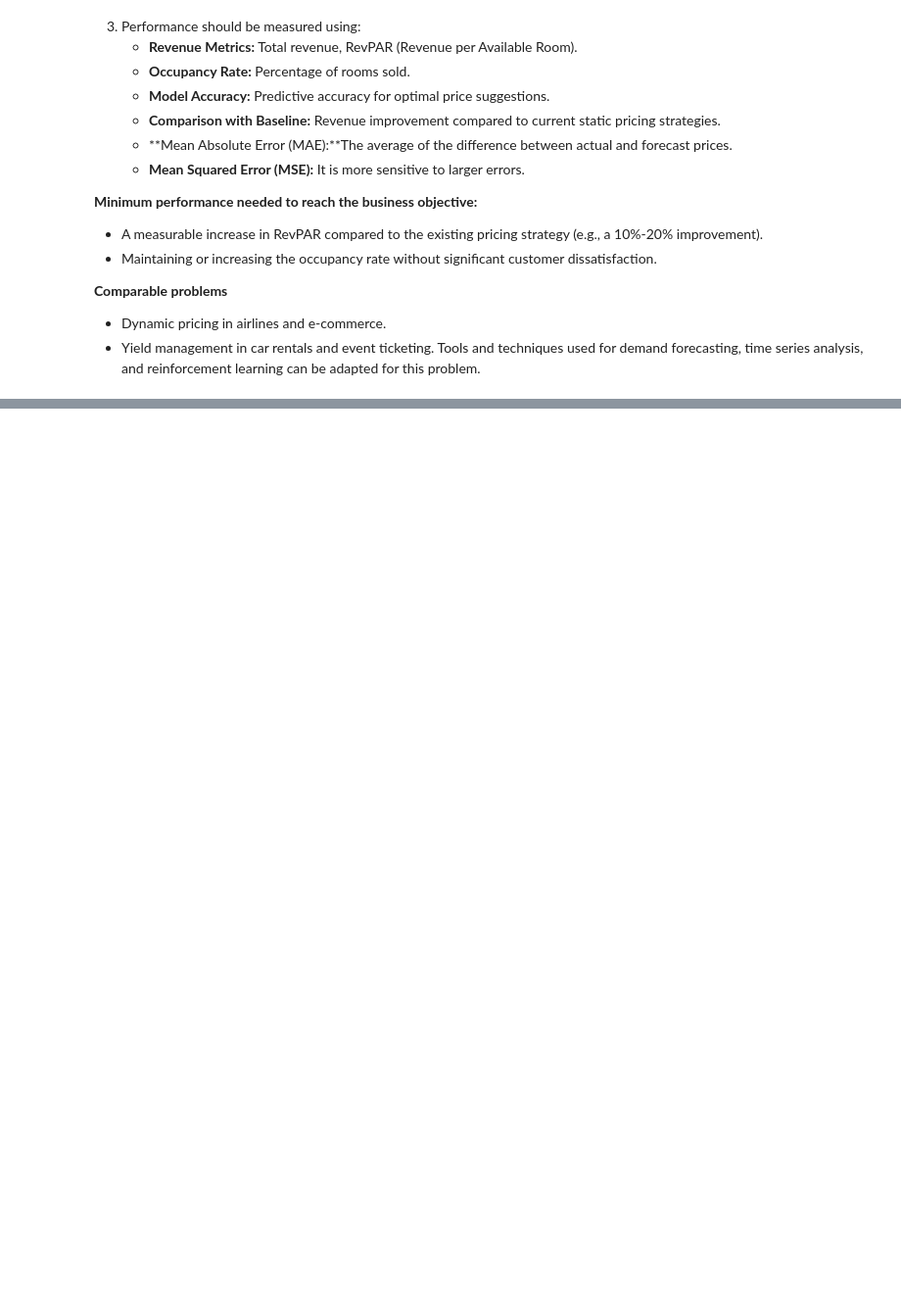
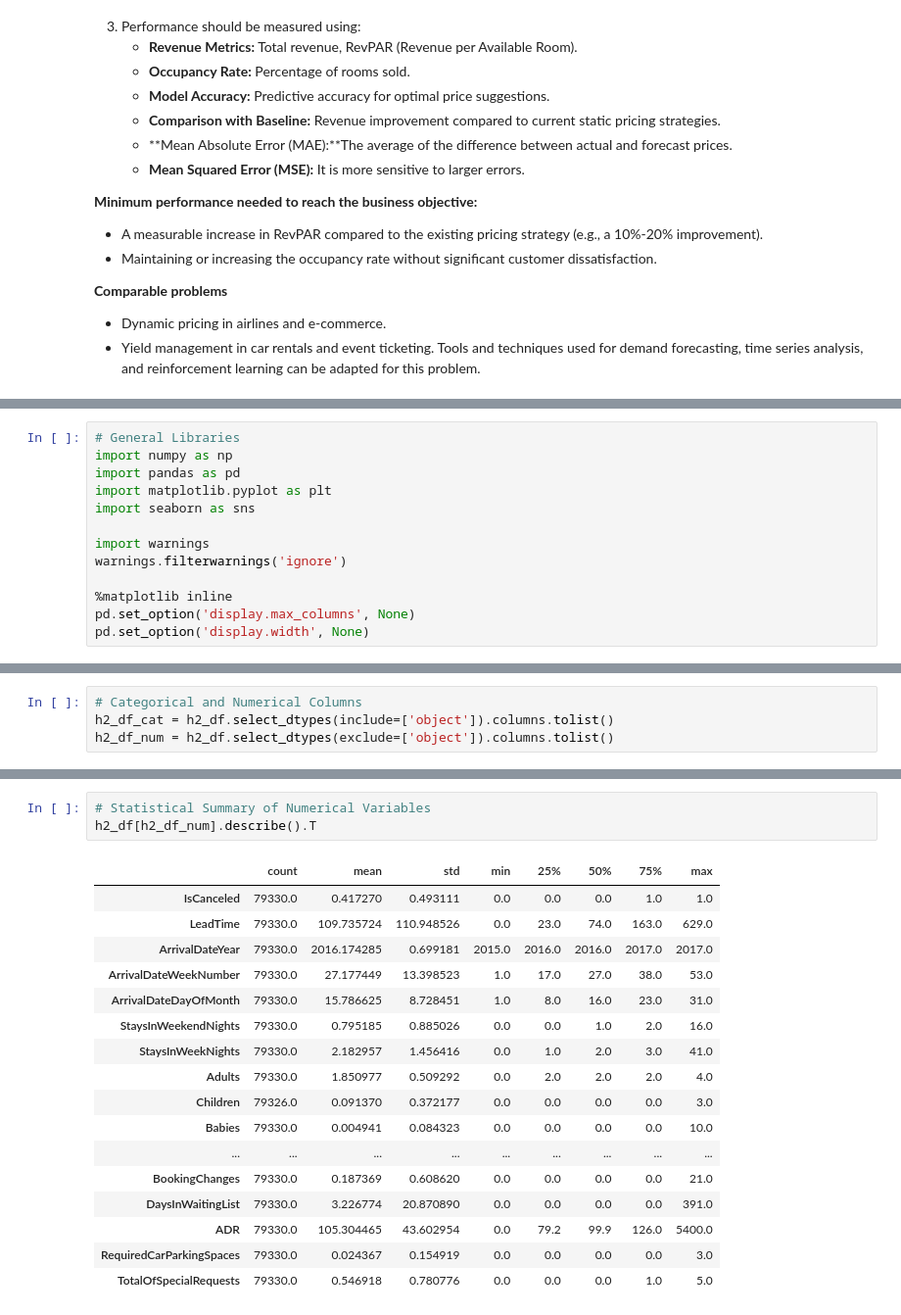
Before and after one commit to enescatagan/HotelDemandAI, a Jupyter notebook: notebooks/main.ipynb, the cells around one changed output, grey strips where cells are left out. Shown at 98% size. Drawn from its saved outputs; the diff is of its cells as text; blank space fills up the shorter version.

```diff
--- a/notebooks/main.ipynb
+++ b/notebooks/main.ipynb
@@ -104,0 +107,13 @@ Current solutions may include:
+# %%
+# General Libraries
+import numpy as np
+import pandas as pd
+import matplotlib.pyplot as plt
+import seaborn as sns
+
+import warnings
+warnings.filterwarnings('ignore')
+
+%matplotlib inline
+pd.set_option('display.max_columns', None)
+pd.set_option('display.width', None)
@@ -104,0 +236,4 @@ Current solutions may include:
+# %%
+# Categorical and Numerical Columns
+h2_df_cat = h2_df.select_dtypes(include=['object']).columns.tolist()
+h2_df_num = h2_df.select_dtypes(exclude=['object']).columns.tolist()
@@ -104,0 +258,21 @@ Current solutions may include:
+# %%
+# Statistical Summary of Numerical Variables
+h2_df[h2_df_num].describe().T
+# %% [output]
+|  | count | mean | std | min | 25% | 50% | 75% | max |
+| IsCanceled | 79330.0 | 0.417270 | 0.493111 | 0.0 | 0.0 | 0.0 | 1.0 | 1.0 |
+| LeadTime | 79330.0 | 109.735724 | 110.948526 | 0.0 | 23.0 | 74.0 | 163.0 | 629.0 |
+| ArrivalDateYear | 79330.0 | 2016.174285 | 0.699181 | 2015.0 | 2016.0 | 2016.0 | 2017.0 | 2017.0 |
+| ArrivalDateWeekNumber | 79330.0 | 27.177449 | 13.398523 | 1.0 | 17.0 | 27.0 | 38.0 | 53.0 |
+| ArrivalDateDayOfMonth | 79330.0 | 15.786625 | 8.728451 | 1.0 | 8.0 | 16.0 | 23.0 | 31.0 |
+| StaysInWeekendNights | 79330.0 | 0.795185 | 0.885026 | 0.0 | 0.0 | 1.0 | 2.0 | 16.0 |
+| StaysInWeekNights | 79330.0 | 2.182957 | 1.456416 | 0.0 | 1.0 | 2.0 | 3.0 | 41.0 |
+| Adults | 79330.0 | 1.850977 | 0.509292 | 0.0 | 2.0 | 2.0 | 2.0 | 4.0 |
+| Children | 79326.0 | 0.091370 | 0.372177 | 0.0 | 0.0 | 0.0 | 0.0 | 3.0 |
+| Babies | 79330.0 | 0.004941 | 0.084323 | 0.0 | 0.0 | 0.0 | 0.0 | 10.0 |
+| ... | ... | ... | ... | ... | ... | ... | ... | ... |
+| BookingChanges | 79330.0 | 0.187369 | 0.608620 | 0.0 | 0.0 | 0.0 | 0.0 | 21.0 |
+| DaysInWaitingList | 79330.0 | 3.226774 | 20.870890 | 0.0 | 0.0 | 0.0 | 0.0 | 391.0 |
+| ADR | 79330.0 | 105.304465 | 43.602954 | 0.0 | 79.2 | 99.9 | 126.0 | 5400.0 |
+| RequiredCarParkingSpaces | 79330.0 | 0.024367 | 0.154919 | 0.0 | 0.0 | 0.0 | 0.0 | 3.0 |
+| TotalOfSpecialRequests | 79330.0 | 0.546918 | 0.780776 | 0.0 | 0.0 | 0.0 | 1.0 | 5.0 |
```
Also changed, not shown: parts of 35 cells of this notebook.
